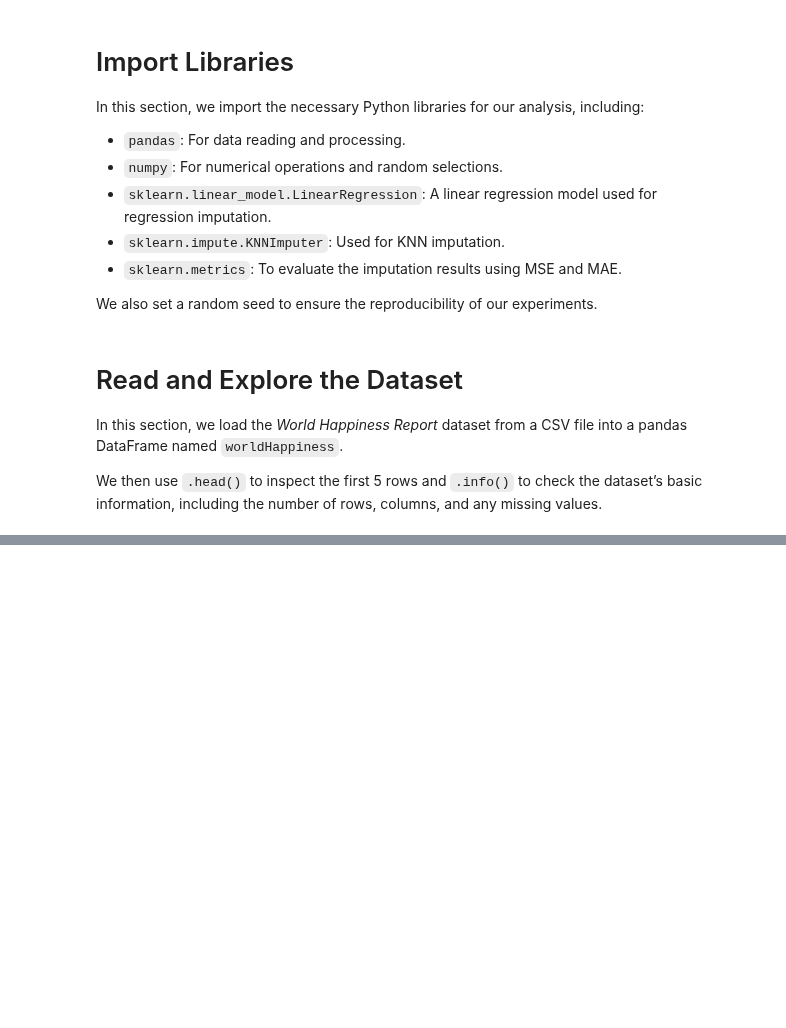
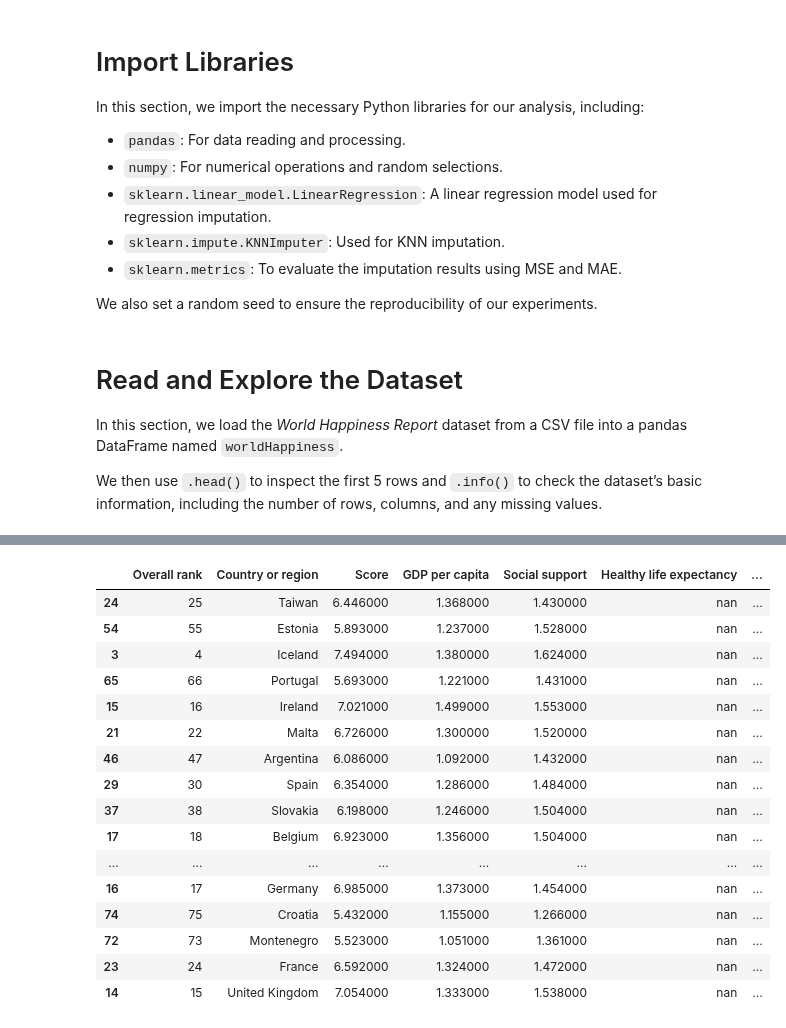
Before and after one commit to royruik/CSI4142_Assignments, a Jupyter notebook: dataset2.ipynb, the cells around one changed output, grey strips where cells are left out. Drawn from its saved outputs; the diff is of its cells as text; code cells hidden in the pictures; blank space fills up the shorter version.

```diff
--- a/dataset2.ipynb
+++ b/dataset2.ipynb
@@ -121,65 +144,63 @@ By leveraging feature relationships, regression imputation aims to provide more
 # %%
-# Backup the original data for later evaluation
-original_values_2 = worldHappiness['Healthy life expectancy'].copy()
+# Load the dataset
+worldHappiness_t2 = pd.read_csv('dataset2/2019.csv')
 
-# Set a threshold to select "higher life expectancy" rows (e.g., top 30%)
-threshold = worldHappiness['Healthy life expectancy'].quantile(0.7)
-high_indices = worldHappiness.index[
-    (worldHappiness['Healthy life expectancy'] > threshold) &
-    (worldHappiness['GDP per capita'].notna())  # Ensure GDP per capita is not missing
+# Backup the original column
+original_values_2 = worldHappiness_t2['Healthy life expectancy'].copy()
+
+# Simulate MNAR by selecting high life expectancy rows and deleting 50%
+threshold = worldHappiness_t2['Healthy life expectancy'].quantile(0.7)
+high_indices = worldHappiness_t2.index[
+    (worldHappiness_t2['Healthy life expectancy'] > threshold) &
+    (worldHappiness_t2['GDP per capita'].notna())
 ]
 
-# Randomly delete a portion of life expectancy values within the selected high group (MNAR simulation)
-delete_fraction = 0.5
-n_missing_2 = int(delete_fraction * len(high_indices))
+delete_fraction_2 = 0.5
+n_missing_2 = int(delete_fraction_2 * len(high_indices))
 missing_indices_2 = np.random.choice(high_indices, n_missing_2, replace=False)
+worldHappiness_t2.loc[missing_indices_2, 'Healthy life expectancy'] = np.nan
 
-worldHappiness.loc[missing_indices_2, 'Healthy life expectancy'] = np.nan
+print(f"Deleted {n_missing_2} rows from 'Healthy life expectancy' among the high-life group.")
+print("Here are the deleted rows:")
+display(
+    worldHappiness_t2.loc[missing_indices_2]
+        .head(35)
+        .style
+        .set_caption("MNAR Deletion in High Life Expectancy Rows (50%)")
+)
 
-print("\nData after randomly deleting 'Healthy life expectancy' in high life expectancy rows:")
-print(worldHappiness.loc[missing_indices_2].head(10))
-
-
-print("\n[Test 2: Regression Imputation on 'Healthy life expectancy']")
-print(f"Total rows: {len(worldHappiness)}")
-print(f"High life expectancy rows: {len(high_indices)}")
-print(f"Deleted {n_missing_2} rows from them for MNAR simulation.")
-
-# Train a regression model on the non-missing subset (X = 'GDP per capita')
-not_null_df_2 = worldHappiness.dropna(subset=['Healthy life expectancy', 'GDP per capita'])
+# Train a regression model using 'GDP per capita' to predict 'Healthy life expectancy'
+not_null_df_2 = worldHappiness_t2.dropna(subset=['Healthy life expectancy', 'GDP per capita'])
 X_train_2 = not_null_df_2[['GDP per capita']]
 y_train_2 = not_null_df_2['Healthy life expectancy']
 
 reg_model = LinearRegression()
 reg_model.fit(X_train_2, y_train_2)
 
-# Predict missing values
-null_df_2 = worldHappiness[
-    (worldHappiness['Healthy life expectancy'].isna()) &
-    (worldHappiness['GDP per capita'].notna())
+# Predict missing values where 'GDP per capita' is not missing
+null_df_2 = worldHappiness_t2[
+    worldHappiness_t2['Healthy life expectancy'].isna() &
+    worldHappiness_t2['GDP per capita'].notna()
 ]
 X_test_2 = null_df_2[['GDP per capita']]
 predicted_2 = reg_model.predict(X_test_2)
 
-# Write predictions back to a new column
-worldHappiness['LifeExp_reg_imputed'] = worldHappiness['Healthy life expectancy'].copy()
-worldHappiness.loc[X_test_2.index, 'LifeExp_reg_imputed'] = predicted_2
+worldHappiness_t2['LifeExp_reg_imputed'] = worldHappiness_t2['Healthy life expectancy'].copy()
+worldHappiness_t2.loc[X_test_2.index, 'LifeExp_reg_imputed'] = predicted_2
 
-# Evaluate Imputation: Only compare rows we deliberately deleted
+# Evaluate imputation
 original_missing_values_2 = original_values_2.loc[missing_indices_2]
-imputed_values_2 = worldHappiness.loc[missing_indices_2, 'LifeExp_reg_imputed']
+imputed_values_2 = worldHappiness_t2.loc[missing_indices_2, 'LifeExp_reg_imputed']
 
-# If some rows remain NaN (e.g., if GDP was also missing), drop them before evaluation
 imputed_values_2_no_nan = imputed_values_2.dropna()
 original_missing_values_2_no_nan = original_missing_values_2.loc[imputed_values_2_no_nan.index]
 
 mae_2 = mean_absolute_error(original_missing_values_2_no_nan, imputed_values_2_no_nan)
 mse_2 = mean_squared_error(original_missing_values_2_no_nan, imputed_values_2_no_nan)
 
-print(f"\nNumber of rows successfully imputed: {len(imputed_values_2_no_nan)}")
-print(f"Skipped rows (still NaN) => {len(imputed_values_2) - len(imputed_values_2_no_nan)}")
-
-print("\n--- Evaluation ---")
-print("MAE:", mae_2)
-print("MSE:", mse_2)
+print("\nEvaluation Results:")
+print(f"Number of rows successfully imputed: {len(imputed_values_2_no_nan)}")
+print(f"Skipped rows (still NaN): {len(imputed_values_2) - len(imputed_values_2_no_nan)}")
+print(f"MAE: {mae_2:.4f}")
+print(f"MSE: {mse_2:.4f}")
 # %% [output]
@@ -202,0 +210,17 @@ MSE: 0.008981564890522027
+|  | Overall rank | Country or region | Score | GDP per capita | Social support | Healthy life expectancy | ... |
+| 24 | 25 | Taiwan | 6.446000 | 1.368000 | 1.430000 | nan | ... |
+| 54 | 55 | Estonia | 5.893000 | 1.237000 | 1.528000 | nan | ... |
+| 3 | 4 | Iceland | 7.494000 | 1.380000 | 1.624000 | nan | ... |
+| 65 | 66 | Portugal | 5.693000 | 1.221000 | 1.431000 | nan | ... |
+| 15 | 16 | Ireland | 7.021000 | 1.499000 | 1.553000 | nan | ... |
+| 21 | 22 | Malta | 6.726000 | 1.300000 | 1.520000 | nan | ... |
+| 46 | 47 | Argentina | 6.086000 | 1.092000 | 1.432000 | nan | ... |
+| 29 | 30 | Spain | 6.354000 | 1.286000 | 1.484000 | nan | ... |
+| 37 | 38 | Slovakia | 6.198000 | 1.246000 | 1.504000 | nan | ... |
+| 17 | 18 | Belgium | 6.923000 | 1.356000 | 1.504000 | nan | ... |
+| ... | ... | ... | ... | ... | ... | ... | ... |
+| 16 | 17 | Germany | 6.985000 | 1.373000 | 1.454000 | nan | ... |
+| 74 | 75 | Croatia | 5.432000 | 1.155000 | 1.266000 | nan | ... |
+| 72 | 73 | Montenegro | 5.523000 | 1.051000 | 1.361000 | nan | ... |
+| 23 | 24 | France | 6.592000 | 1.324000 | 1.472000 | nan | ... |
+| 14 | 15 | United Kingdom | 7.054000 | 1.333000 | 1.538000 | nan | ... |
```
Also changed, not shown: parts of 10 cells of this notebook, 2 other files.
